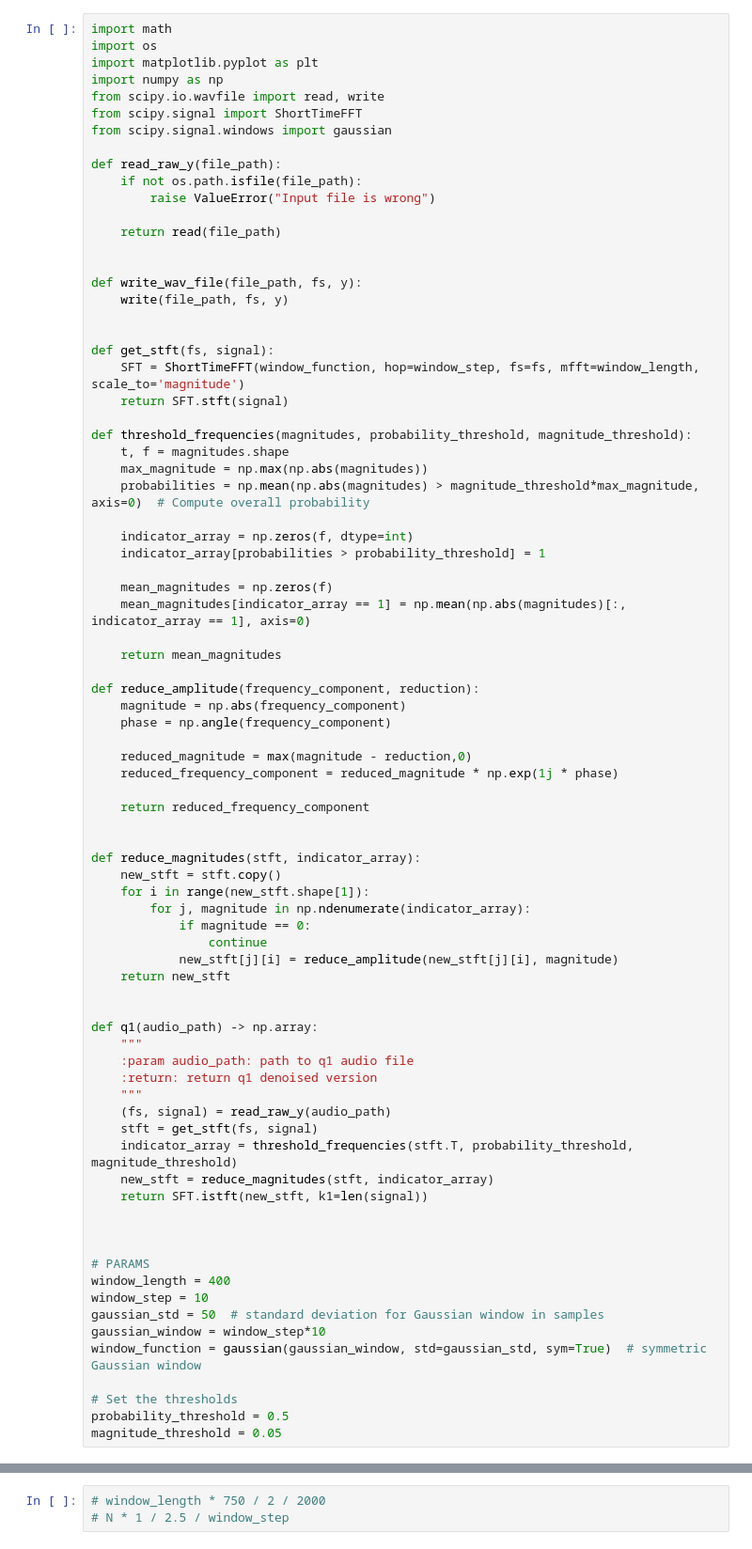
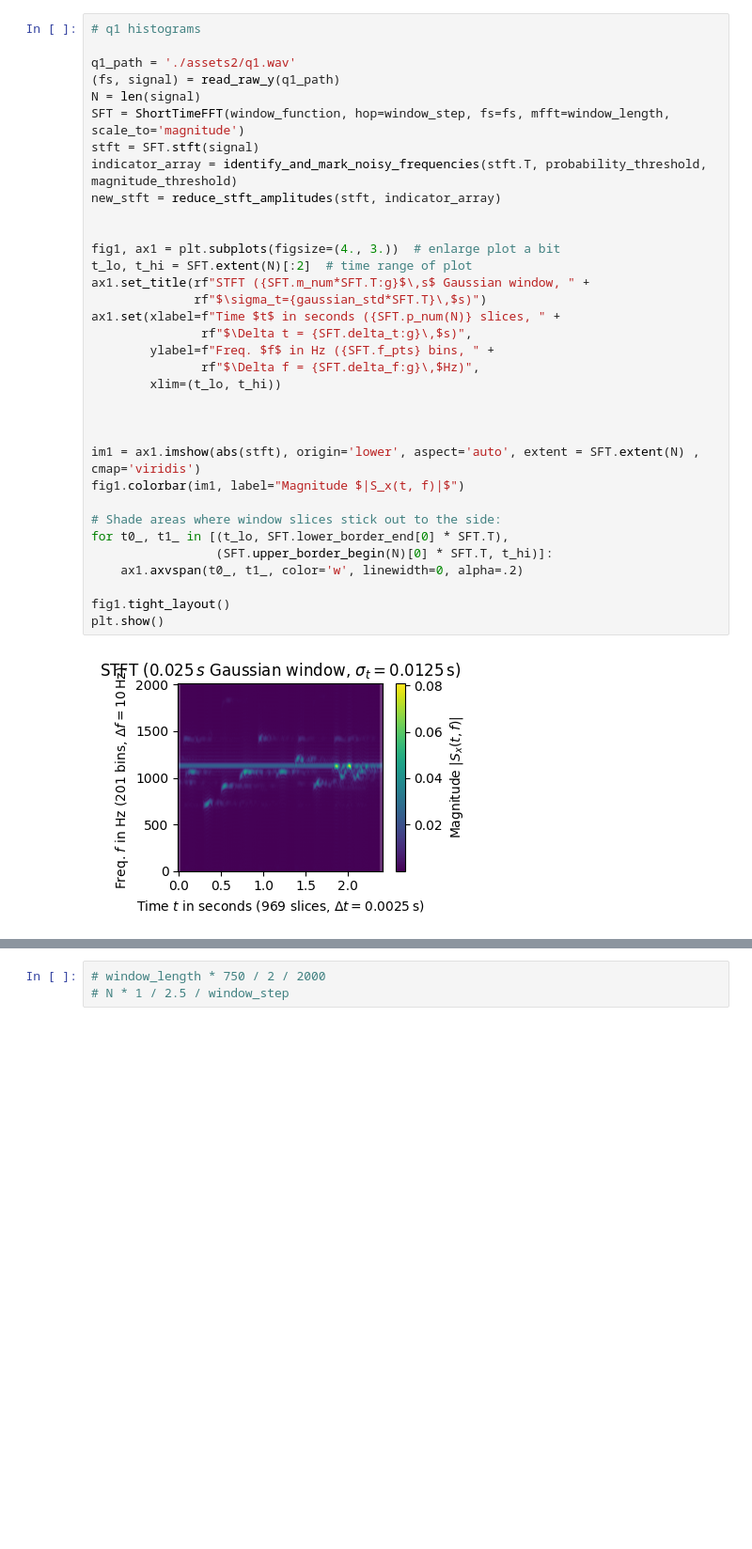
Before and after one commit to Hadartalisr/ImageProcessing, a Jupyter notebook: Ex2/Ex2_2.ipynb, the cells around one changed output, grey strips where cells are left out. Shown at 94% size. Saved outputs shown, nothing was run; the diff lists cells and outputs as text; blank space fills up the shorter version.

```diff
--- a/Ex2/Ex2_2.ipynb
+++ b/Ex2/Ex2_2.ipynb
@@ -1,80 +128,36 @@
 # %%
-import math
-import os
-import matplotlib.pyplot as plt
-import numpy as np
-from scipy.io.wavfile import read, write
-from scipy.signal import ShortTimeFFT
-from scipy.signal.windows import gaussian
+# q1 histograms
 
-def read_raw_y(file_path):
-    if not os.path.isfile(file_path):
-        raise ValueError("Input file is wrong")
-
-    return read(file_path)
+q1_path = './assets2/q1.wav'
+(fs, signal) = read_raw_y(q1_path)
+N = len(signal)
+SFT = ShortTimeFFT(window_function, hop=window_step, fs=fs, mfft=window_length, scale_to='magnitude')
+stft = SFT.stft(signal)
+indicator_array = identify_and_mark_noisy_frequencies(stft.T, probability_threshold, magnitude_threshold)
+new_stft = reduce_stft_amplitudes(stft, indicator_array)
 
 
-def write_wav_file(file_path, fs, y):
-    write(file_path, fs, y)
-
-
-def get_stft(fs, signal):
-    SFT = ShortTimeFFT(window_function, hop=window_step, fs=fs, mfft=window_length, scale_to='magnitude')
-    return SFT.stft(signal)
-
-def threshold_frequencies(magnitudes, probability_threshold, magnitude_threshold):
-    t, f = magnitudes.shape
-    max_magnitude = np.max(np.abs(magnitudes))
-    probabilities = np.mean(np.abs(magnitudes) > magnitude_threshold*max_magnitude, axis=0)  # Compute overall probability
-
-    indicator_array = np.zeros(f, dtype=int)
-    indicator_array[probabilities > probability_threshold] = 1
-
-    mean_magnitudes = np.zeros(f)
-    mean_magnitudes[indicator_array == 1] = np.mean(np.abs(magnitudes)[:, indicator_array == 1], axis=0)
-
-    return mean_magnitudes
-
-def reduce_amplitude(frequency_component, reduction):
-    magnitude = np.abs(frequency_component)
-    phase = np.angle(frequency_component)
-
-    reduced_magnitude = max(magnitude - reduction,0)
-    reduced_frequency_component = reduced_magnitude * np.exp(1j * phase)
-
-    return reduced_frequency_component
-
-
-def reduce_magnitudes(stft, indicator_array):
-    new_stft = stft.copy()
-    for i in range(new_stft.shape[1]):
-        for j, magnitude in np.ndenumerate(indicator_array):
-            if magnitude == 0:
-                continue
-            new_stft[j][i] = reduce_amplitude(new_stft[j][i], magnitude)
-    return new_stft
-
-
-def q1(audio_path) -> np.array:
-    """
-    :param audio_path: path to q1 audio file
-    :return: return q1 denoised version
-    """
-    (fs, signal) = read_raw_y(audio_path)
-    stft = get_stft(fs, signal)
-    indicator_array = threshold_frequencies(stft.T, probability_threshold, magnitude_threshold)
-    new_stft = reduce_magnitudes(stft, indicator_array)
-    return SFT.istft(new_stft, k1=len(signal))
+fig1, ax1 = plt.subplots(figsize=(4., 3.))  # enlarge plot a bit
+t_lo, t_hi = SFT.extent(N)[:2]  # time range of plot
+ax1.set_title(rf"STFT ({SFT.m_num*SFT.T:g}$\,s$ Gaussian window, " +
+              rf"$\sigma_t={gaussian_std*SFT.T}\,$s)")
+ax1.set(xlabel=f"Time $t$ in seconds ({SFT.p_num(N)} slices, " +
+               rf"$\Delta t = {SFT.delta_t:g}\,$s)",
+        ylabel=f"Freq. $f$ in Hz ({SFT.f_pts} bins, " +
+               rf"$\Delta f = {SFT.delta_f:g}\,$Hz)",
+        xlim=(t_lo, t_hi))
 
 
 
-# PARAMS
-window_length = 400
-window_step = 10
-gaussian_std = 50  # standard deviation for Gaussian window in samples
-gaussian_window = window_step*10
-window_function = gaussian(gaussian_window, std=gaussian_std, sym=True)  # symmetric Gaussian window
+im1 = ax1.imshow(abs(stft), origin='lower', aspect='auto', extent = SFT.extent(N) , cmap='viridis')
+fig1.colorbar(im1, label="Magnitude $|S_x(t, f)|$")
 
-# Set the thresholds
-probability_threshold = 0.5
-magnitude_threshold = 0.05
+# Shade areas where window slices stick out to the side:
+for t0_, t1_ in [(t_lo, SFT.lower_border_end[0] * SFT.T),
+                 (SFT.upper_border_begin(N)[0] * SFT.T, t_hi)]:
+    ax1.axvspan(t0_, t1_, color='w', linewidth=0, alpha=.2)
+
+fig1.tight_layout()
+plt.show()
+# %% [output]
+[figure, added]
```
Also changed, not shown: parts of 13 cells of this notebook, 17 other files.
